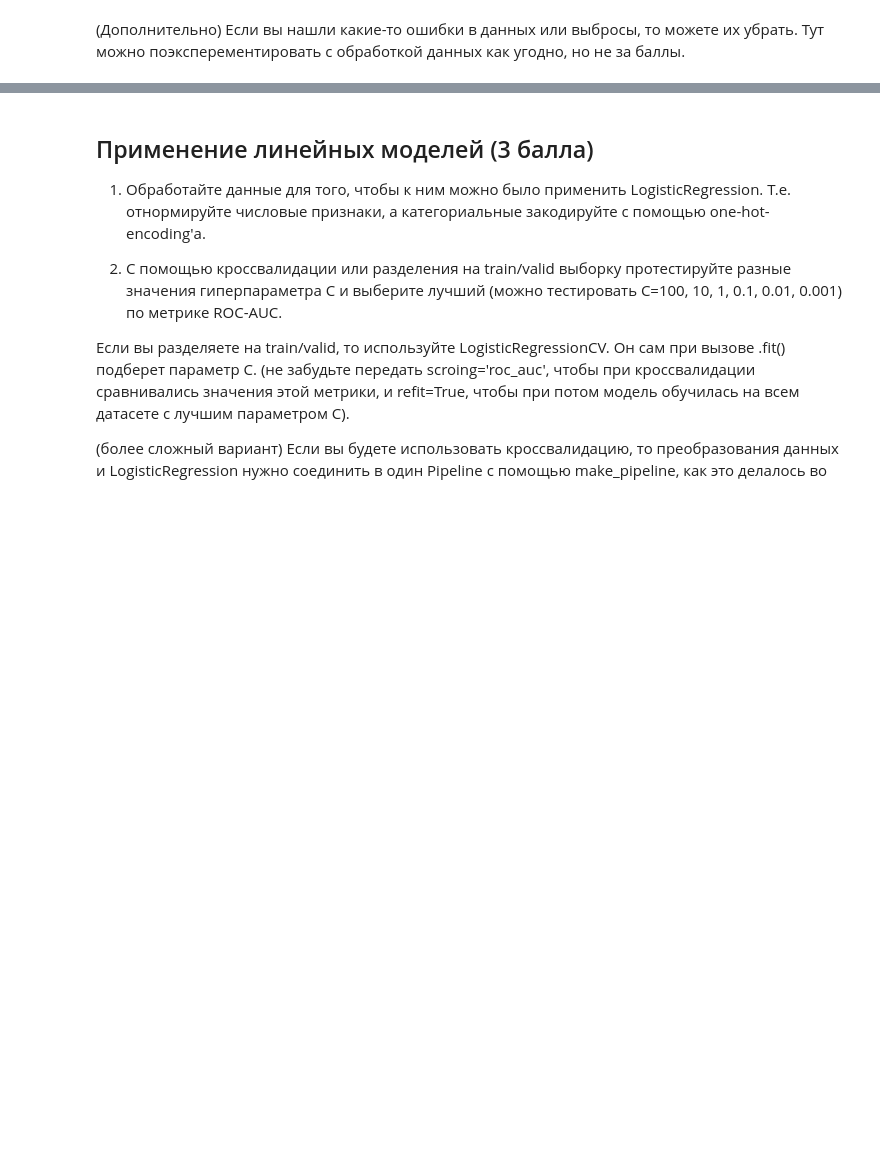
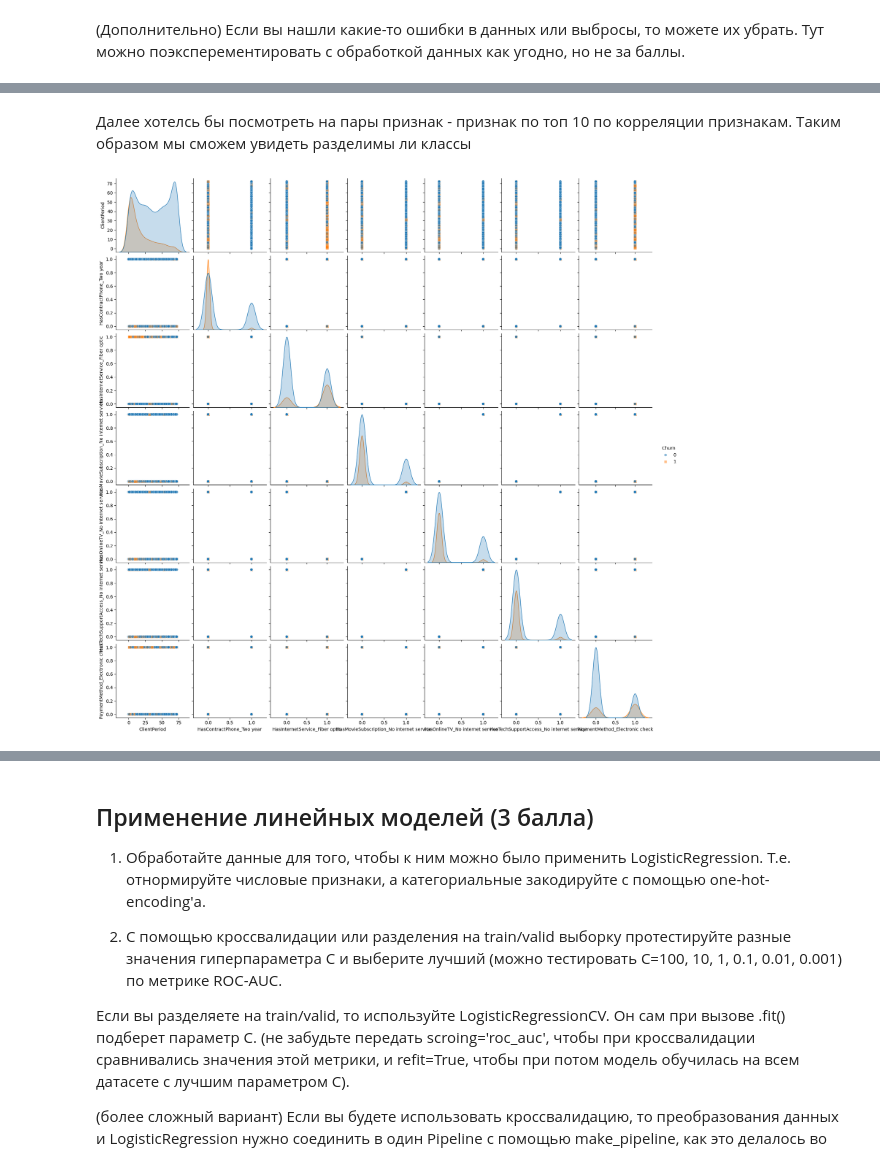
Before and after one commit to Zea-Zee/DLS-labs, a Jupyter notebook: DLS-sem-1/HW-3-kaggle-churn-prediction/hw_kaggle.ipynb, the cells around one changed output, grey strips where cells are left out. Drawn from its saved outputs; the diff is of its cells as text; code cells hidden in the pictures; blank space fills up the shorter version.

```diff
--- a/DLS-sem-1/HW-3-kaggle-churn-prediction/hw_kaggle.ipynb
+++ b/DLS-sem-1/HW-3-kaggle-churn-prediction/hw_kaggle.ipynb
@@ -148,0 +289,10 @@ target_col = 'Churn'
+# %% [markdown]
+Далее хотелсь бы посмотреть на пары признак - признак по топ 10 по корреляции признакам. Таким образом мы сможем увидеть разделимы ли классы
+# %%
+correlations = df.corr()[target_col].abs().sort_values(ascending=False)
+top_7_features = correlations.drop(target_col).head(7).index
+df_top_7 = df[top_7_features.union([target_col])]
+pair_plot = sns.pairplot(df_top_7, hue=target_col, markers=['o', 's'], plot_kws={'alpha': 0.5})
+plt.show()
+# %% [output]
+[figure, added]
```
Also changed, not shown: parts of 31 cells of this notebook, 40 other files.
